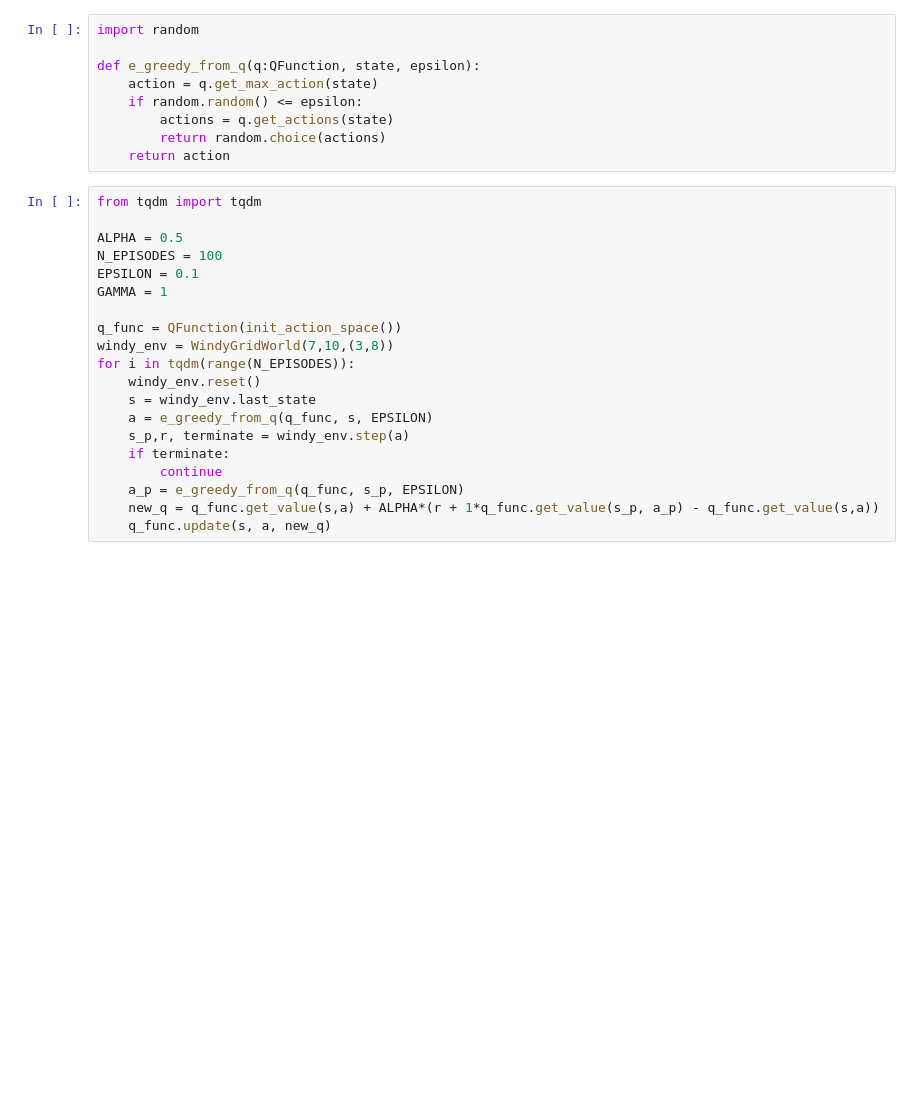
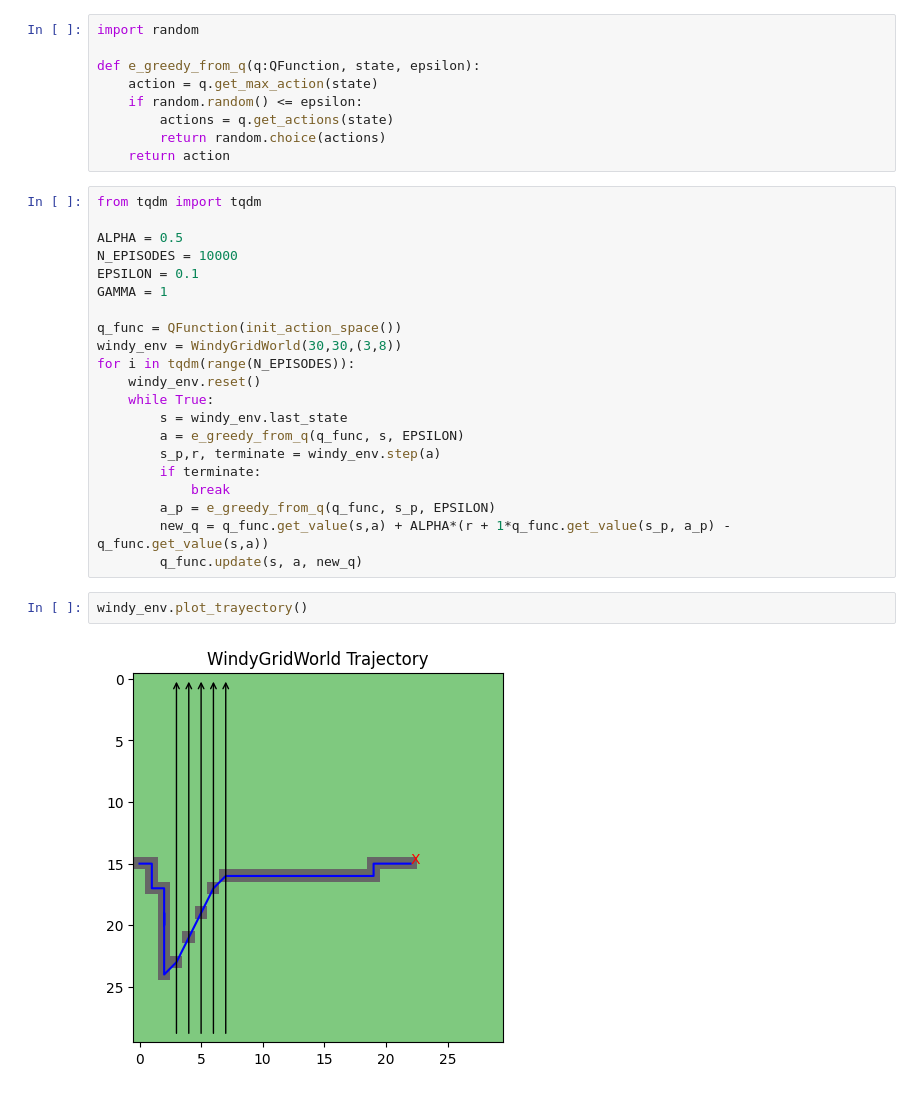
Before and after one commit to jsmithdlc/sutton-barto-programming, a Jupyter notebook: notebooks/chapter_6.ipynb, the cells around one changed output. Cells and saved outputs as stored; diff of their text form; blank space fills up the shorter version.

Commit message:
feat: replicate windygridworld with 4 action solution

```diff
--- a/notebooks/chapter_6.ipynb
+++ b/notebooks/chapter_6.ipynb
@@ -199,19 +204,24 @@ def e_greedy_from_q(q:QFunction, state, epsilon):
 from tqdm import tqdm
 
 ALPHA = 0.5
-N_EPISODES = 100
+N_EPISODES = 10000
 EPSILON = 0.1
 GAMMA = 1
 
 q_func = QFunction(init_action_space())
-windy_env = WindyGridWorld(7,10,(3,8))
+windy_env = WindyGridWorld(30,30,(3,8))
 for i in tqdm(range(N_EPISODES)):
     windy_env.reset()
-    s = windy_env.last_state
-    a = e_greedy_from_q(q_func, s, EPSILON)
-    s_p,r, terminate = windy_env.step(a)
-    if terminate:
-        continue
-    a_p = e_greedy_from_q(q_func, s_p, EPSILON)
-    new_q = q_func.get_value(s,a) + ALPHA*(r + 1*q_func.get_value(s_p, a_p) - q_func.get_value(s,a))
-    q_func.update(s, a, new_q)
+    while True:
+        s = windy_env.last_state
+        a = e_greedy_from_q(q_func, s, EPSILON)
+        s_p,r, terminate = windy_env.step(a)
+        if terminate:
+            break
+        a_p = e_greedy_from_q(q_func, s_p, EPSILON)
+        new_q = q_func.get_value(s,a) + ALPHA*(r + 1*q_func.get_value(s_p, a_p) - q_func.get_value(s,a))
+        q_func.update(s, a, new_q)
+# %%
+windy_env.plot_trayectory()
+# %% [output]
+[figure, added]
```
Also changed, not shown: parts of 2 cells of this notebook.
